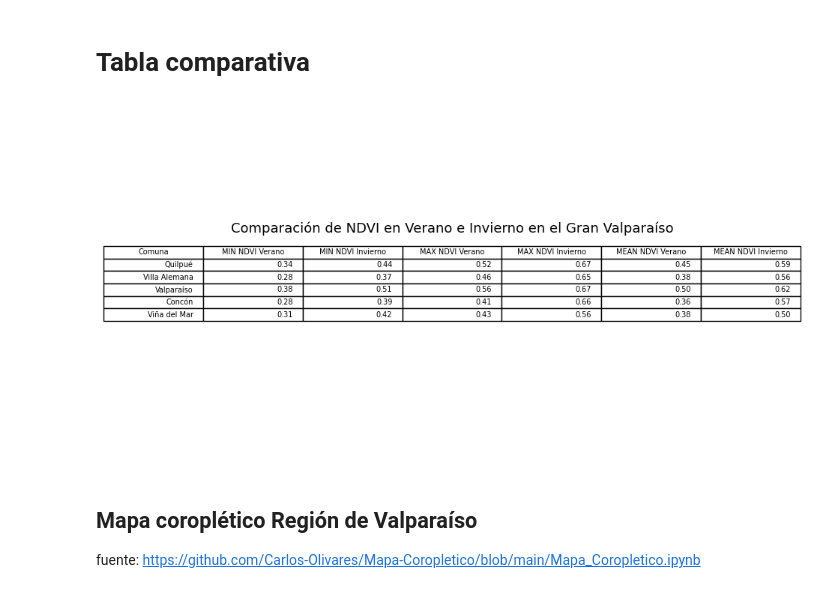
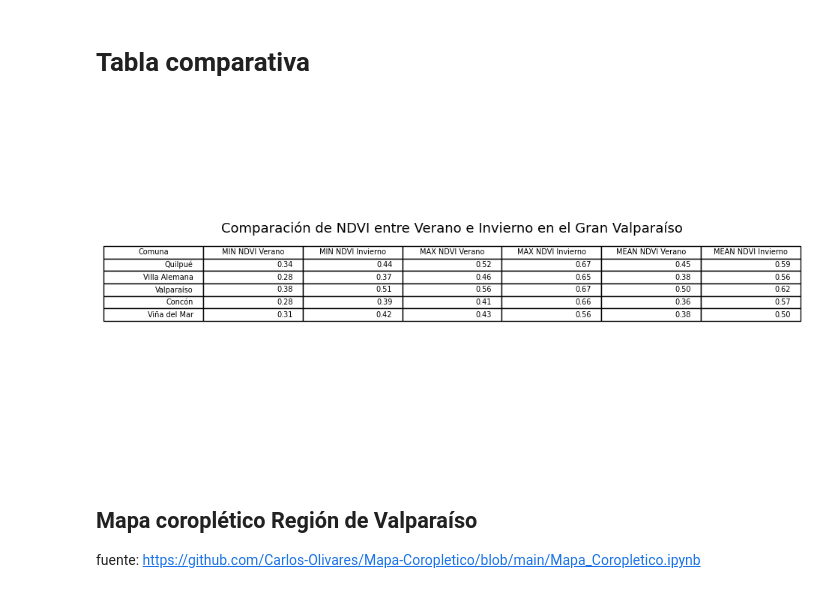
Before and after one commit to barbarapatino/Programa-de-investigacion-en-pregrado-IPRE-Green-Spaces-in-Valparaiso, a Jupyter notebook: code/estadisticas_gran_valparaiso.ipynb, the cells around one changed output. Drawn from its saved outputs; the diff is of its cells as text; code cells hidden in the pictures.

```diff
--- a/code/estadisticas_gran_valparaiso.ipynb
+++ b/code/estadisticas_gran_valparaiso.ipynb
@@ -86,34 +86,34 @@ tabla = ax.table(cellText=df_winter_gran_valparaiso_tabla.values, colLabels=['Co
 # %%
 # Crear un DataFrame comparativo
 df_comparado = pd.DataFrame({
     'Comuna': df_summer_gran_valparaiso_copy['NOM_COM'],
     'MIN NDVI Verano': df_summer_gran_valparaiso_copy['MIN'],
     'MIN NDVI Invierno': df_winter_gran_valparaiso_copy['MIN'],
     'MAX NDVI Verano': df_summer_gran_valparaiso_copy['MAX'],
     'MAX NDVI Invierno': df_winter_gran_valparaiso_copy['MAX'],
     'MEAN NDVI Verano': df_summer_gran_valparaiso_copy['MEAN'],
     'MEAN NDVI Invierno': df_winter_gran_valparaiso_copy['MEAN']
 })
 
 # Redondear a 2 decimales
 df_comparado[['MIN NDVI Verano', 'MIN NDVI Invierno', 'MAX NDVI Verano', 'MAX NDVI Invierno', 'MEAN NDVI Verano', 'MEAN NDVI Invierno']] = df_comparado[['MIN NDVI Verano', 'MIN NDVI Invierno', 'MAX NDVI Verano', 'MAX NDVI Invierno', 'MEAN NDVI Verano', 'MEAN NDVI Invierno']].round(2)
 df_comparado = df_comparado.applymap(lambda x: f'{x:.2f}' if isinstance(x, (int, float)) else x)
 
 # Crear la figura
 fig, ax = plt.subplots(figsize=(12, 6))
 
 ax.axis('tight')
 ax.axis('off')
 
-plt.title('Comparación de NDVI en Verano e Invierno en el Gran Valparaíso', fontsize=13, y=0.63)
+plt.title('Comparación de NDVI entre Verano e Invierno en el Gran Valparaíso', fontsize=13, y=0.63)
 
 tabla = ax.table(cellText=df_comparado.values,
                 colLabels=df_comparado.columns,
                 loc='center')
 
 plt.show()
 # %% [output]
-[figure, old version]
+[figure, new version]
 # %% [markdown]
 ## Mapa coroplético Región de Valparaíso
 fuente: https://github.com/Carlos-Olivares/Mapa-Coropletico/blob/main/Mapa_Coropletico.ipynb
```
Also changed, not shown: 2 other files.
